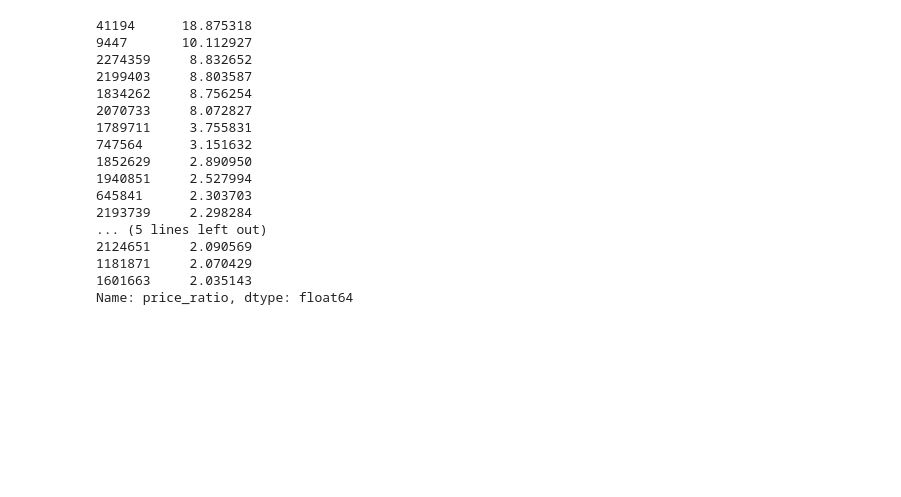
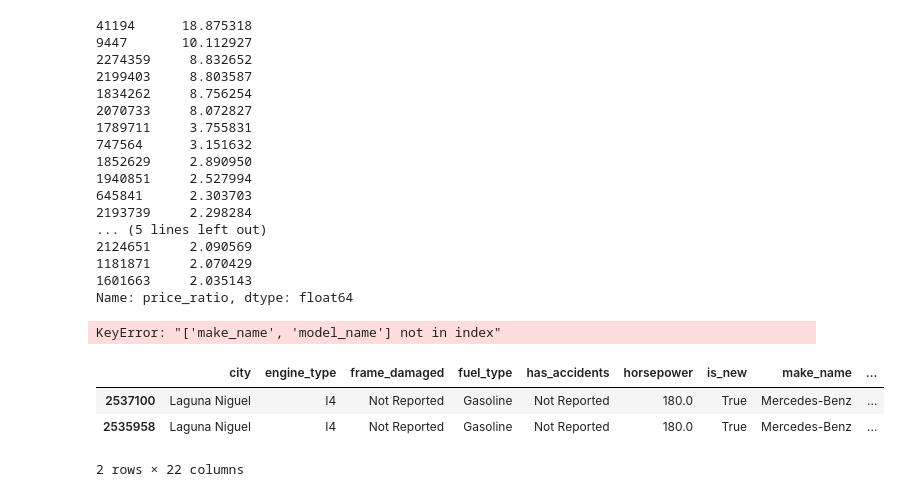
Before and after one commit to CaseyKiiza2026/vehicle-valuation-platform, a Jupyter notebook: notebooks/other_model.ipynb, the cells around one changed output. Saved outputs shown, nothing was run; the diff lists cells and outputs as text; code cells hidden in the pictures; blank space fills up the shorter version.

Commit message:
working on implementing it to our ratio etc

```diff
--- a/notebooks/other_model.ipynb
+++ b/notebooks/other_model.ipynb
@@ -407,3 +416,24 @@ prices_with_bounds["price_ratio"].sort_values(ascending = False).head(20)
 1181871     2.070429
 1601663     2.035143
 Name: price_ratio, dtype: float64
+# %%
+prices_with_bounds.sort_values(
+    "price_ratio",
+    ascending=False
+)[["hash", "price", "median_price", "price_ratio","make_name", "model_name"]].head(20)
+# %% [output]
+KeyError: "['make_name', 'model_name'] not in index"
+# %%
+sus_hash = 16468349563739211745
+val_rows = X_val.loc[val_hashes == sus_hash].copy()
+val_rows["price"] = y_val.loc[val_rows.index]
+
+train_rows = X_train.loc[train_hashes == sus_hash].copy()
+train_rows["price"] = y_train.loc[train_rows.index]
+# %%
+train_rows
+# %% [output]
+|  | city | engine_type | frame_damaged | fuel_type | has_accidents | horsepower | is_new | make_name | ... |
+| 2537100 | Laguna Niguel | I4 | Not Reported | Gasoline | Not Reported | 180.0 | True | Mercedes-Benz | ... |
+| 2535958 | Laguna Niguel | I4 | Not Reported | Gasoline | Not Reported | 180.0 | True | Mercedes-Benz | ... |
+2 rows × 22 columns
```
Also changed, not shown: parts of 5 cells of this notebook.
